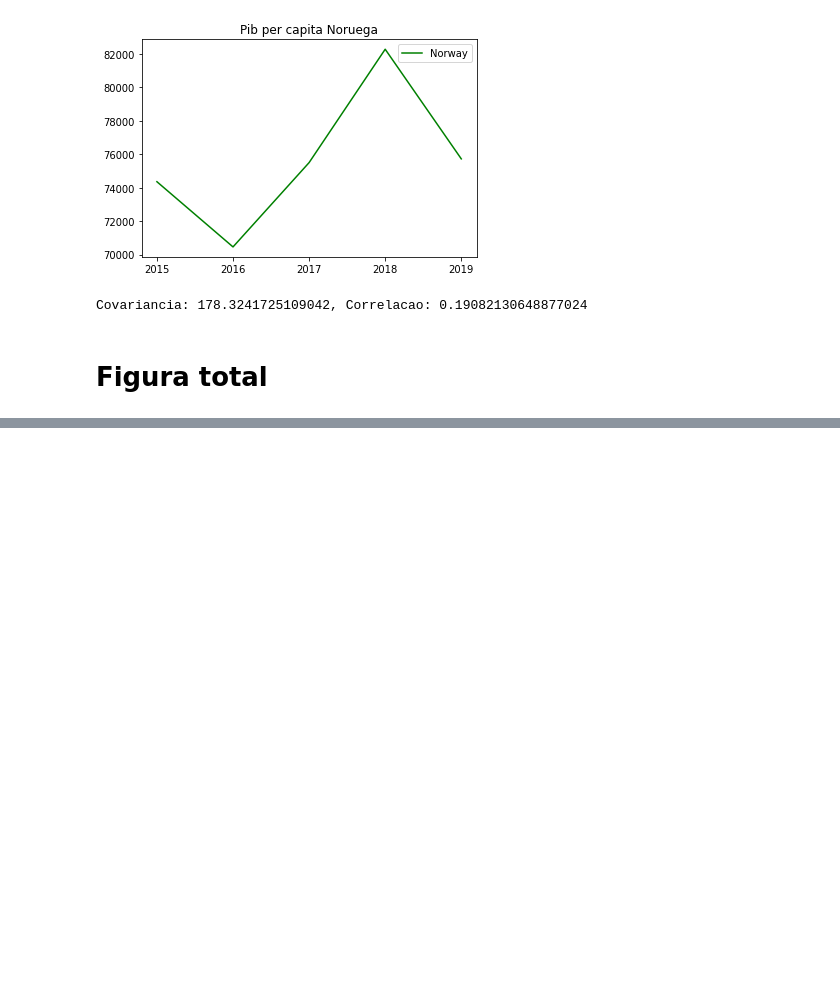
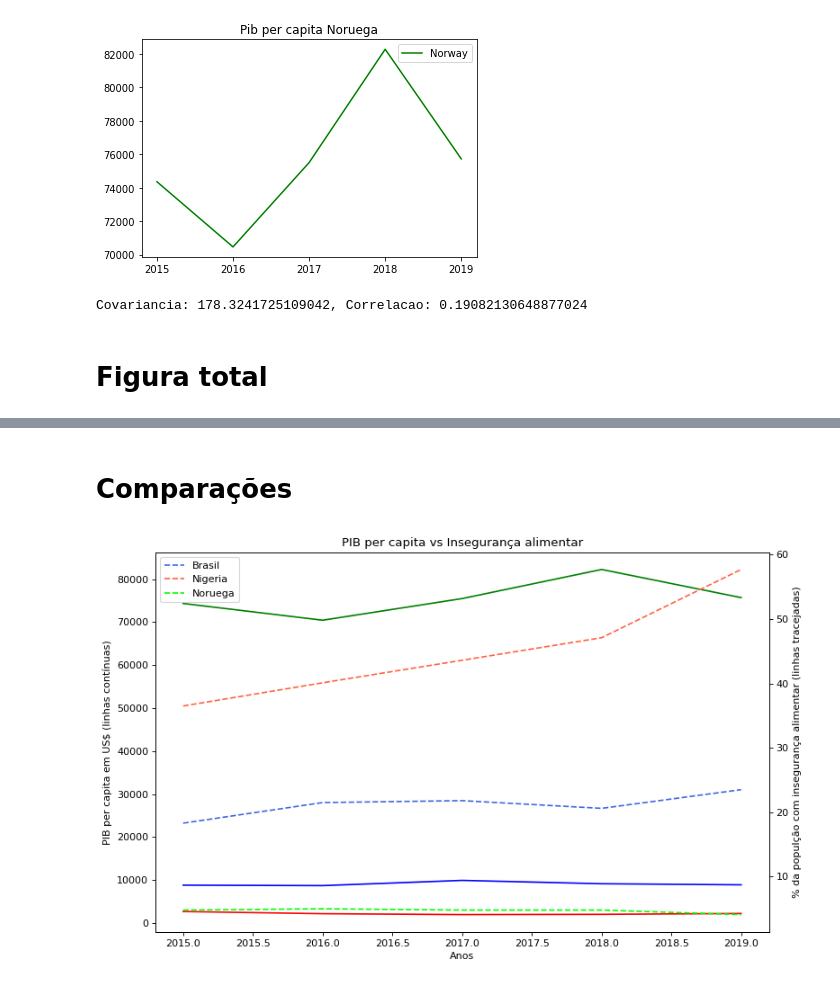
Before and after one commit to alfredjynx/APS-_Ciencia-de-Dados-Insper, a Jupyter notebook: main.ipynb, the cells around one changed output, grey strips where cells are left out. Saved outputs shown, nothing was run; the diff lists cells and outputs as text; code cells hidden in the pictures; blank space fills up the shorter version.

```diff
--- a/main.ipynb
+++ b/main.ipynb
@@ -185,0 +186,30 @@ plt.show()
+# %% [markdown]
+# Comparações
+# %%
+#plot pib per capita and insegurança alimentar in 2y axis
+fig, ax1 = plt.subplots(figsize=(10, 6), dpi=80)
+
+
+ax1.set_xlabel('Anos')
+ax1.set_ylabel('PIB per capita em US$ (linhas contínuas)')
+ax1.plot(anos, pib_brasil, color="blue", label="Brasil")
+ax1.plot(anos, pib_nigeria, color="red", label="Nigeria")
+ax1.plot(anos, pib_noruega, color="green", label="Noruega")
+
+ax1.tick_params(axis='y')
+
+ax2 = ax1.twinx()  # instantiate a second axes that shares the same x-axis
+
+ax2.set_ylabel('% da populção com insegurança alimentar (linhas tracejadas)')  # we already handled the x-label with ax1
+ax2.plot(anos, inseg_brasil, color="royalblue", label="Brasil", linestyle='dashed')
+ax2.plot(anos, inseg_nigeria, color="tomato", label="Nigeria", linestyle='dashed')
+ax2.plot(anos, inseg_noruega, color="lime", label="Noruega", linestyle='dashed')
+ax2.tick_params(axis='y')
+
+fig.tight_layout()  # otherwise the right y-label is slightly clipped
+plt.title("PIB per capita vs Insegurança alimentar")
+
+plt.legend()
+plt.show()
+# %% [output]
+[figure, added]
```
Also changed, not shown: parts of 1 cell of this notebook.
